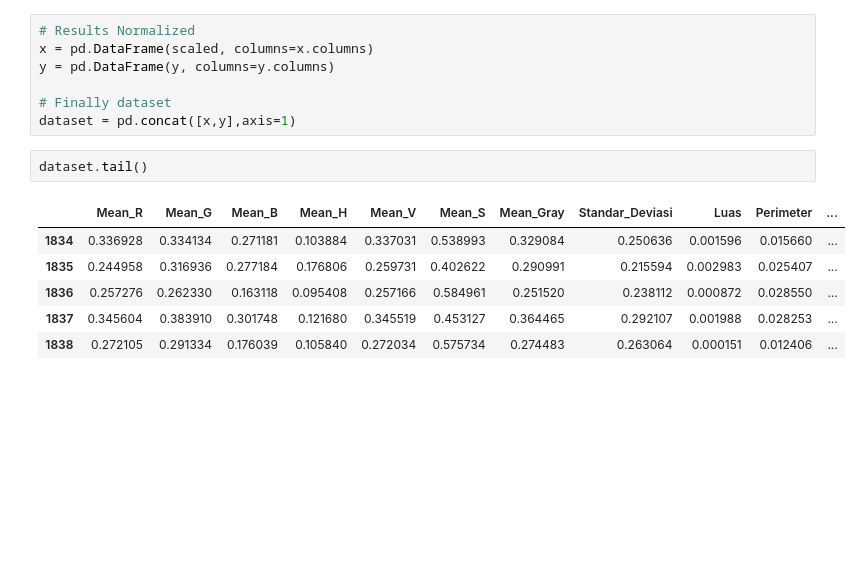
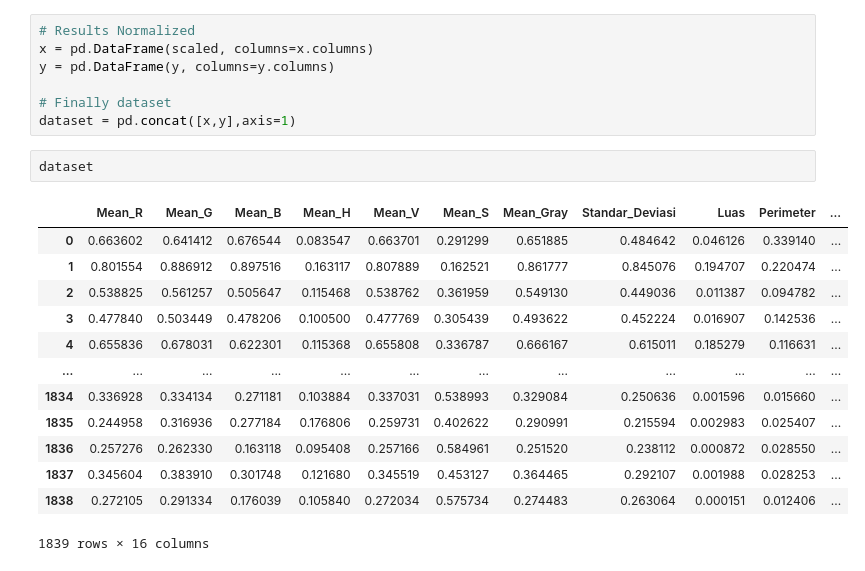
Before and after one commit to kusin/kopra-supervised, a Jupyter notebook: K01-Preprocessing.ipynb, the cells around one changed output. Saved outputs shown, nothing was run; the diff lists cells and outputs as text; blank space fills up the shorter version.

```diff
--- a/K01-Preprocessing.ipynb
+++ b/K01-Preprocessing.ipynb
@@ -43,11 +43,18 @@ y = pd.DataFrame(y, columns=y.columns)
 # Finally dataset
 dataset = pd.concat([x,y],axis=1)
 # %%
-dataset.tail()
+dataset
 # %% [output]
 |  | Mean_R | Mean_G | Mean_B | Mean_H | Mean_V | Mean_S | Mean_Gray | Standar_Deviasi | Luas | Perimeter | ... |
+| 0 | 0.663602 | 0.641412 | 0.676544 | 0.083547 | 0.663701 | 0.291299 | 0.651885 | 0.484642 | 0.046126 | 0.339140 | ... |
+| 1 | 0.801554 | 0.886912 | 0.897516 | 0.163117 | 0.807889 | 0.162521 | 0.861777 | 0.845076 | 0.194707 | 0.220474 | ... |
+| 2 | 0.538825 | 0.561257 | 0.505647 | 0.115468 | 0.538762 | 0.361959 | 0.549130 | 0.449036 | 0.011387 | 0.094782 | ... |
+| 3 | 0.477840 | 0.503449 | 0.478206 | 0.100500 | 0.477769 | 0.305439 | 0.493622 | 0.452224 | 0.016907 | 0.142536 | ... |
+| 4 | 0.655836 | 0.678031 | 0.622301 | 0.115368 | 0.655808 | 0.336787 | 0.666167 | 0.615011 | 0.185279 | 0.116631 | ... |
+| ... | ... | ... | ... | ... | ... | ... | ... | ... | ... | ... | ... |
 | 1834 | 0.336928 | 0.334134 | 0.271181 | 0.103884 | 0.337031 | 0.538993 | 0.329084 | 0.250636 | 0.001596 | 0.015660 | ... |
 | 1835 | 0.244958 | 0.316936 | 0.277184 | 0.176806 | 0.259731 | 0.402622 | 0.290991 | 0.215594 | 0.002983 | 0.025407 | ... |
 | 1836 | 0.257276 | 0.262330 | 0.163118 | 0.095408 | 0.257166 | 0.584961 | 0.251520 | 0.238112 | 0.000872 | 0.028550 | ... |
 | 1837 | 0.345604 | 0.383910 | 0.301748 | 0.121680 | 0.345519 | 0.453127 | 0.364465 | 0.292107 | 0.001988 | 0.028253 | ... |
 | 1838 | 0.272105 | 0.291334 | 0.176039 | 0.105840 | 0.272034 | 0.575734 | 0.274483 | 0.263064 | 0.000151 | 0.012406 | ... |
+1839 rows × 16 columns
```
Also changed, not shown: 2 other files.
